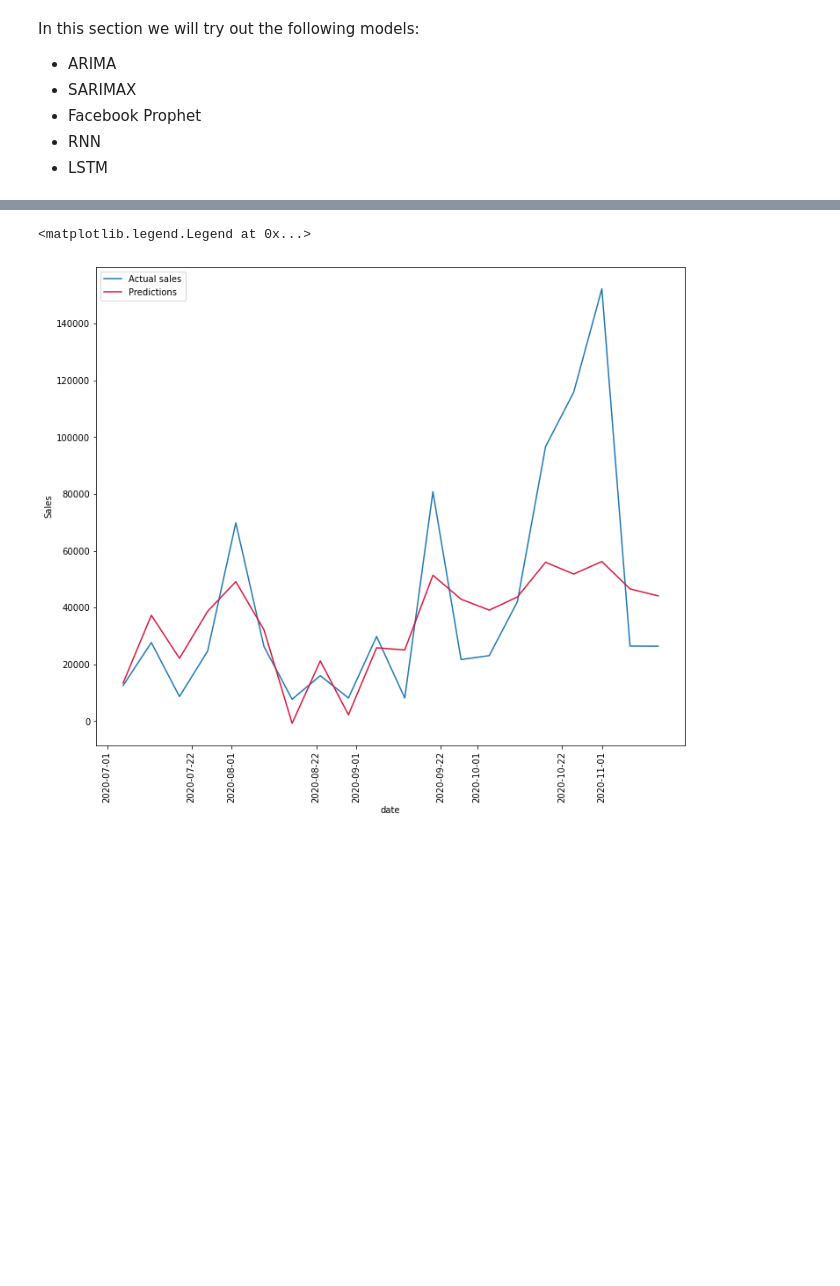
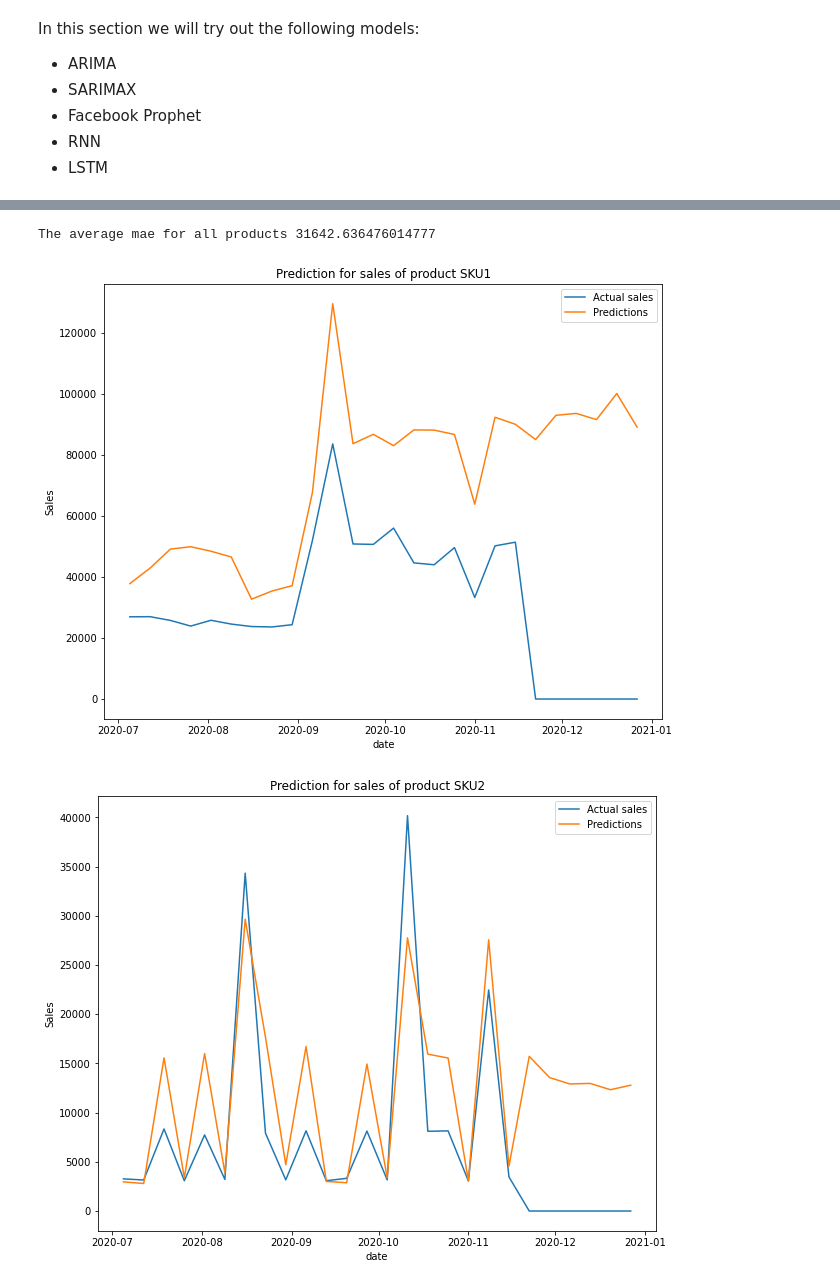
Before and after one commit to felix-n12/Retail-Forecasting, a Jupyter notebook: retail_forecasting.ipynb, the cells around one changed output, grey strips where cells are left out. Drawn from its saved outputs; the diff is of its cells as text; code cells hidden in the pictures; blank space fills up the shorter version.

```diff
--- a/retail_forecasting.ipynb
+++ b/retail_forecasting.ipynb
@@ -939,15 +966,0 @@ ValueError: Out-of-sample operations in a model with a regression component requ
-# %%
-
-fig,ax=plt.subplots(figsize=(12,10))
-sns.lineplot(y=pro_test['Sales'],x=pro_test.index,ax=ax,label='Actual sales')
-sns.lineplot(y=sales_pred,x=pro_test.index,ax=ax,color='crimson',label='Predictions')
-plt.title()
-plt.xticks(rotation=90)
-plt.legend()
-# %% [output]
-<matplotlib.legend.Legend at 0x...>
-[figure, removed]
-# %%
-#using the SARIMAX model
-import statsmodels.api as sm
-model=sm.tsa.statespace.SARIMAX(pro_train['Sales'],exog=pro_train[['Google_Mobility','EASTER']]).fit()
@@ -953,0 +969,26 @@ model=sm.tsa.statespace.SARIMAX(pro_train['Sales'],exog=pro_train[['Google_Mobil
+# %%
+#using the SARIMAX model
+import statsmodels.api as sm
+for product in products:
+    pro_train=train_set.loc[train_set['Product']==product].set_index('date')
+    pro_test=test_set.loc[test_set['Product']==product].set_index('date')
+    sarimax_mae=[]
+    sarimax_mse=[]
+    sarimax_r2_score=[]
+    model=sm.tsa.statespace.SARIMAX(pro_train['Sales'],order=(1,0,0),exog=pro_train[['Price Discount (%)','Google_Mobility','Covid_Flag','VALENTINES','EASTER','CHRISTMAS']],trend='t').fit()
+    sales_pred_sarimax=model.forecast(steps=len(pro_test),exog=pro_test[['Price Discount (%)','Google_Mobility','Covid_Flag','VALENTINES','EASTER','CHRISTMAS']])
+    #create the visualizations for the sarimax model
+    fig,ax=plt.subplots(figsize=(10,8))
+    sns.lineplot(x=pro_test.index,y=pro_test['Sales'],label='Actual sales',ax=ax)
+    sns.lineplot(x=pro_test.index,y=sales_pred_sarimax,label='Predictions')
+    plt.legend()
+    plt.title(f"Prediction for sales of product {product}")
+    #evaluating the model
+    sarimax_mae.append(mean_absolute_error(pro_test['Sales'],sales_pred_sarimax))
+    sarimax_mse.append(mean_squared_error(pro_test['Sales'],sales_pred_sarimax))
+    sarimax_r2_score.append(r2_score(pro_test['Sales'],sales_pred_sarimax))
+print(f"The average mae for all products {np.mean(sarimax_mae)}")
+# %% [output]
+The average mae for all products 31642.636476014777
+[figure, added]
+[figure, added]
```
Also changed, not shown: parts of 7 cells of this notebook.
